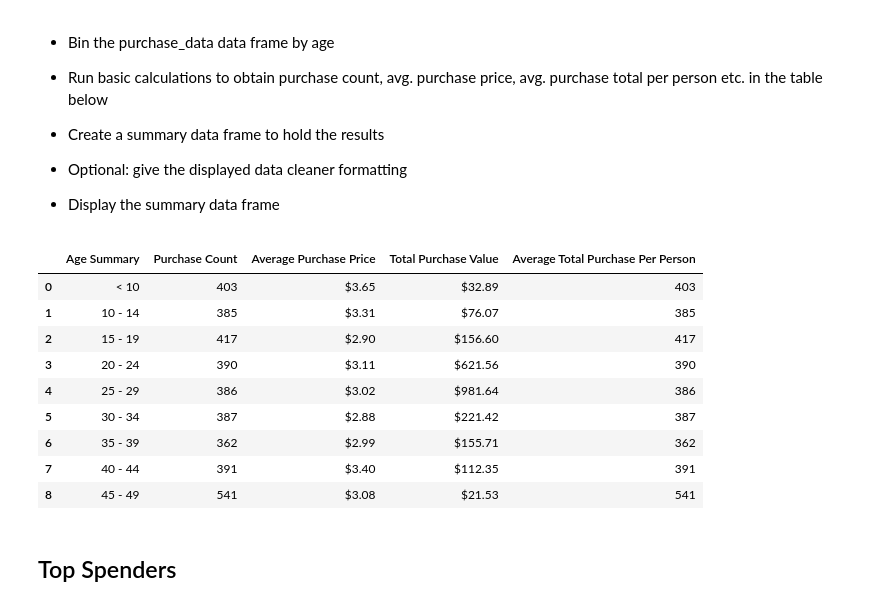
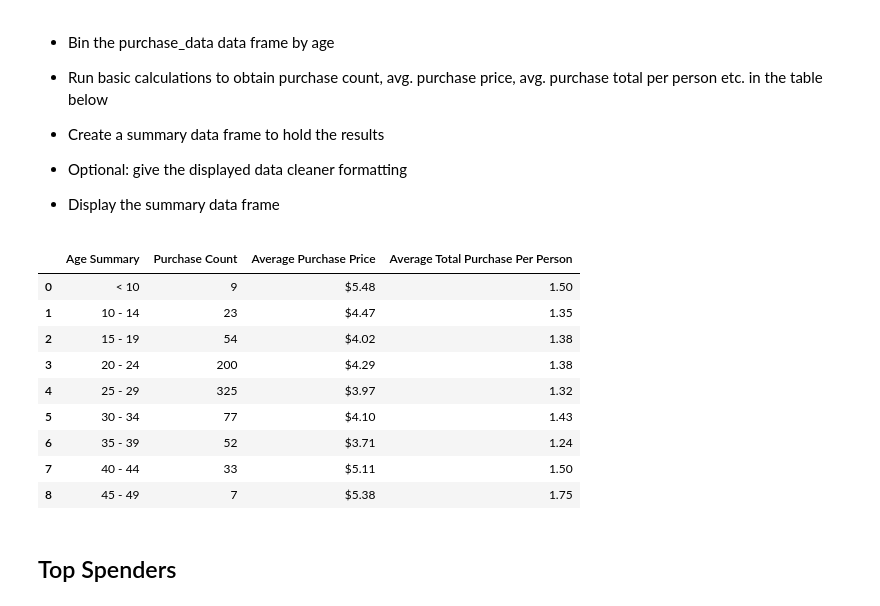
Before and after one commit to SMahashraya/pandas-challenge, a Jupyter notebook: HeroesOfPymoli_hw.ipynb, the cells around one changed output. Cells and saved outputs as stored; diff of their text form; code cells hidden in the pictures.

```diff
--- a/HeroesOfPymoli_hw.ipynb
+++ b/HeroesOfPymoli_hw.ipynb
@@ -67,6 +67,7 @@ prch_summ
 * Percentage and Count of Other / Non-Disclosed
 # %%
 prch_unique = prch_df.drop_duplicates(subset = ["SN"])
+prch_unique = prch_unique.reset_index()
 prch_unique.count()
 
 male_total = prch_unique.loc[prch_unique["Gender"] == "Male"]
@@ -226,89 +227,70 @@ C_prch = prch_df["Purchase ID"].loc[prch_df["Age Summary"] == "15 - 19"].count()
 D_prch = prch_df["Purchase ID"].loc[prch_df["Age Summary"] == "20 - 24"].count()
 E_prch = prch_df["Purchase ID"].loc[prch_df["Age Summary"] == "25 - 29"].count()
 F_prch = prch_df["Purchase ID"].loc[prch_df["Age Summary"] == "30 - 34"].count()
 G_prch = prch_df["Purchase ID"].loc[prch_df["Age Summary"] == "35 - 39"].count()
 H_prch = prch_df["Purchase ID"].loc[prch_df["Age Summary"] == "40 - 44"].count()
 I_prch = prch_df["Purchase ID"].loc[prch_df["Age Summary"] == "45 - 49"].count()
 
-Aa_px_avg = "${0:.2f}".format(prch_df["Price"].loc[prch_df["Age Summary"] == "< 10"].mean())
-Bb_px_avg = "${0:.2f}".format(prch_df["Price"].loc[prch_df["Age Summary"] == "10 - 14"].mean())
-Cc_px_avg = "${0:.2f}".format(prch_df["Price"].loc[prch_df["Age Summary"] == "15 - 19"].mean())
-Dd_px_avg = "${0:.2f}".format(prch_df["Price"].loc[prch_df["Age Summary"] == "20 - 24"].mean())
-Ee_px_avg = "${0:.2f}".format(prch_df["Price"].loc[prch_df["Age Summary"] == "25 - 29"].mean())
-Ff_px_avg = "${0:.2f}".format(prch_df["Price"].loc[prch_df["Age Summary"] == "30 - 34"].mean())
-Gg_px_avg = "${0:.2f}".format(prch_df["Price"].loc[prch_df["Age Summary"] == "35 - 39"].mean())
-Hh_px_avg = "${0:.2f}".format(prch_df["Price"].loc[prch_df["Age Summary"] == "40 - 44"].mean())
-Ii_px_avg = "${0:.2f}".format(prch_df["Price"].loc[prch_df["Age Summary"] == "45 - 49"].mean())
+Aa_px_avg = "${0:.2f}".format(prch_df["Price"].loc[prch_df["Age Summary"] == "< 10"].sum()/A)
+Bb_px_avg = "${0:.2f}".format(prch_df["Price"].loc[prch_df["Age Summary"] == "10 - 14"].sum()/B)
+Cc_px_avg = "${0:.2f}".format(prch_df["Price"].loc[prch_df["Age Summary"] == "15 - 19"].sum()/C)
+Dd_px_avg = "${0:.2f}".format(prch_df["Price"].loc[prch_df["Age Summary"] == "20 - 24"].sum()/D)
+Ee_px_avg = "${0:.2f}".format(prch_df["Price"].loc[prch_df["Age Summary"] == "25 - 29"].sum()/E)
+Ff_px_avg = "${0:.2f}".format(prch_df["Price"].loc[prch_df["Age Summary"] == "30 - 34"].sum()/F)
+Gg_px_avg = "${0:.2f}".format(prch_df["Price"].loc[prch_df["Age Summary"] == "35 - 39"].sum()/G)
+Hh_px_avg = "${0:.2f}".format(prch_df["Price"].loc[prch_df["Age Summary"] == "40 - 44"].sum()/H)
+Ii_px_avg = "${0:.2f}".format(prch_df["Price"].loc[prch_df["Age Summary"] == "45 - 49"].sum()/I)
 
-Aa_px_ttl = "${0:.2f}".format(prch_df["Price"].loc[prch_df["Age Summary"] == "< 10"].sum())
-Bb_px_ttl = "${0:.2f}".format(prch_df["Price"].loc[prch_df["Age Summary"] == "10 - 14"].sum())
-Cc_px_ttl = "${0:.2f}".format(prch_df["Price"].loc[prch_df["Age Summary"] == "15 - 19"].sum())
-Dd_px_ttl = "${0:.2f}".format(prch_df["Price"].loc[prch_df["Age Summary"] == "20 - 24"].sum())
-Ee_px_ttl = "${0:.2f}".format(prch_df["Price"].loc[prch_df["Age Summary"] == "25 - 29"].sum())
-Ff_px_ttl = "${0:.2f}".format(prch_df["Price"].loc[prch_df["Age Summary"] == "30 - 34"].sum())
-Gg_px_ttl = "${0:.2f}".format(prch_df["Price"].loc[prch_df["Age Summary"] == "35 - 39"].sum())
-Hh_px_ttl = "${0:.2f}".format(prch_df["Price"].loc[prch_df["Age Summary"] == "40 - 44"].sum())
-Ii_px_ttl = "${0:.2f}".format(prch_df["Price"].loc[prch_df["Age Summary"] == "45 - 49"].sum())
-
-A_prch = "{0:.0f}".format(prch_df["Purchase ID"].loc[prch_df["Age Summary"] == "< 10"].mean())
-B_prch = "{0:.0f}".format(prch_df["Purchase ID"].loc[prch_df["Age Summary"] == "10 - 14"].mean())
-C_prch = "{0:.0f}".format(prch_df["Purchase ID"].loc[prch_df["Age Summary"] == "15 - 19"].mean())
-D_prch = "{0:.0f}".format(prch_df["Purchase ID"].loc[prch_df["Age Summary"] == "20 - 24"].mean())
-E_prch = "{0:.0f}".format(prch_df["Purchase ID"].loc[prch_df["Age Summary"] == "25 - 29"].mean())
-F_prch = "{0:.0f}".format(prch_df["Purchase ID"].loc[prch_df["Age Summary"] == "30 - 34"].mean())
-G_prch = "{0:.0f}".format(prch_df["Purchase ID"].loc[prch_df["Age Summary"] == "35 - 39"].mean())
-H_prch = "{0:.0f}".format(prch_df["Purchase ID"].loc[prch_df["Age Summary"] == "40 - 44"].mean())
-I_prch = "{0:.0f}".format(prch_df["Purchase ID"].loc[prch_df["Age Summary"] == "45 - 49"].mean())
+Aa_px_ttl = "{0:.2f}".format(A_prch/A)
+Bb_px_ttl = "{0:.2f}".format(B_prch/B)
+Cc_px_ttl = "{0:.2f}".format(C_prch/C)
+Dd_px_ttl = "{0:.2f}".format(D_prch/D)
+Ee_px_ttl = "{0:.2f}".format(E_prch/E)
+Ff_px_ttl = "{0:.2f}".format(F_prch/F)
+Gg_px_ttl = "{0:.2f}".format(G_prch/G)
+Hh_px_ttl = "{0:.2f}".format(H_prch/H)
+Ii_px_ttl = "{0:.2f}".format(I_prch/I)
 
 age_prch_summ = pd.DataFrame({"Age Summary": age_bins,
                               "Purchase Count": [A_prch,
                                                  B_prch,
                                                  C_prch,
                                                  D_prch,
                                                  E_prch,
                                                  F_prch,
                                                  G_prch,
                                                  H_prch,
                                                  I_prch],
                               "Average Purchase Price": [Aa_px_avg,
                                                          Bb_px_avg,
                                                          Cc_px_avg,
                                                          Dd_px_avg,
                                                          Ee_px_avg,
                                                          Ff_px_avg,
                                                          Gg_px_avg,
                                                          Hh_px_avg,
                                                          Ii_px_avg],
-                              "Total Purchase Value": [Aa_px_ttl,
-                                                       Bb_px_ttl,
-                                                       Cc_px_ttl,
-                                                       Dd_px_ttl,
-                                                       Ee_px_ttl,
-                                                       Ff_px_ttl,
-                                                       Gg_px_ttl,
-                                                       Hh_px_ttl,
-                                                       Ii_px_ttl],
-                              "Average Total Purchase Per Person": [A_prch,
-                                                                    B_prch,
-                                                                    C_prch,
-                                                                    D_prch,
-                                                                    E_prch,
-                                                                    F_prch,
-                                                                    G_prch,
-                                                                    H_prch,
-                                                                    I_prch]})
+                              "Average Total Purchase Per Person": [Aa_px_ttl,
+                                                                    Bb_px_ttl,
+                                                                    Cc_px_ttl,
+                                                                    Dd_px_ttl,
+                                                                    Ee_px_ttl,
+                                                                    Ff_px_ttl,
+                                                                    Gg_px_ttl,
+                                                                    Hh_px_ttl,
+                                                                    Ii_px_ttl]})
 age_prch_summ
 # %% [output]
-|  | Age Summary | Purchase Count | Average Purchase Price | Total Purchase Value | Average Total Purchase Per Person |
-| 0 | < 10 | 403 | $3.65 | $32.89 | 403 |
-| 1 | 10 - 14 | 385 | $3.31 | $76.07 | 385 |
-| 2 | 15 - 19 | 417 | $2.90 | $156.60 | 417 |
-| 3 | 20 - 24 | 390 | $3.11 | $621.56 | 390 |
-| 4 | 25 - 29 | 386 | $3.02 | $981.64 | 386 |
-| 5 | 30 - 34 | 387 | $2.88 | $221.42 | 387 |
-| 6 | 35 - 39 | 362 | $2.99 | $155.71 | 362 |
-| 7 | 40 - 44 | 391 | $3.40 | $112.35 | 391 |
-| 8 | 45 - 49 | 541 | $3.08 | $21.53 | 541 |
+|  | Age Summary | Purchase Count | Average Purchase Price | Average Total Purchase Per Person |
+| 0 | < 10 | 9 | $5.48 | 1.50 |
+| 1 | 10 - 14 | 23 | $4.47 | 1.35 |
+| 2 | 15 - 19 | 54 | $4.02 | 1.38 |
+| 3 | 20 - 24 | 200 | $4.29 | 1.38 |
+| 4 | 25 - 29 | 325 | $3.97 | 1.32 |
+| 5 | 30 - 34 | 77 | $4.10 | 1.43 |
+| 6 | 35 - 39 | 52 | $3.71 | 1.24 |
+| 7 | 40 - 44 | 33 | $5.11 | 1.50 |
+| 8 | 45 - 49 | 7 | $5.38 | 1.75 |
 # %% [markdown]
 ## Top Spenders
 # %% [markdown]
```
Also changed, not shown: parts of 7 cells of this notebook.
